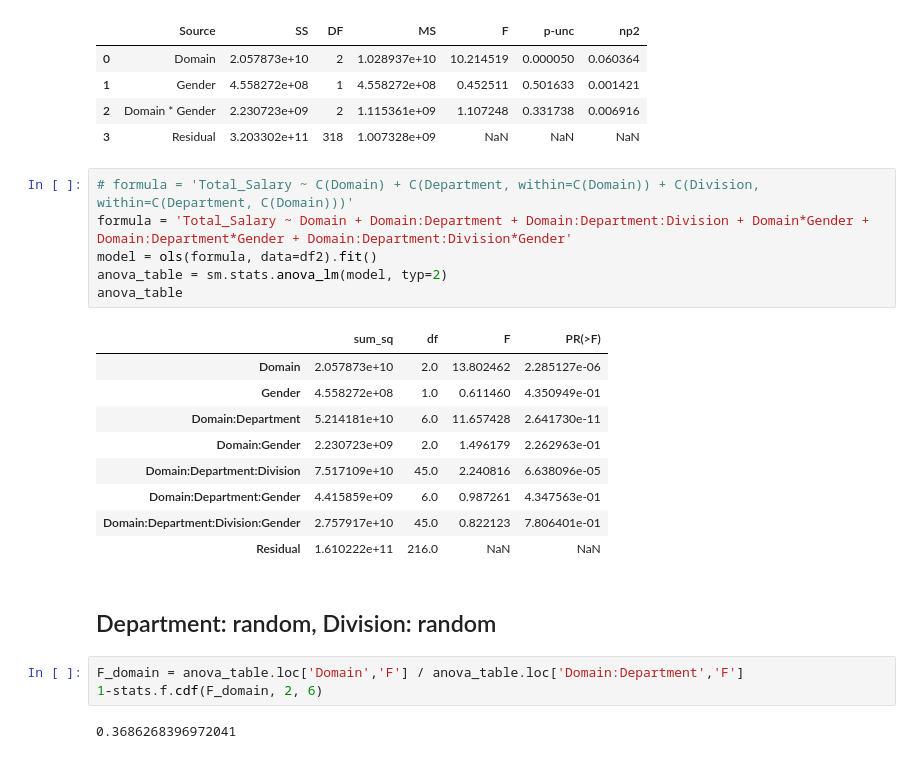
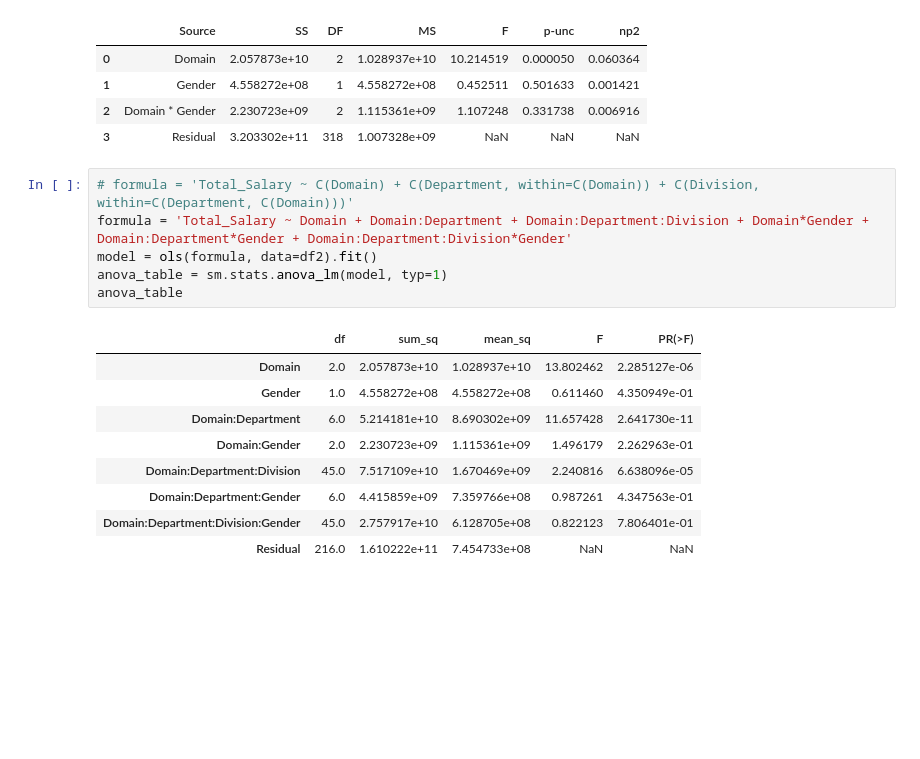
Before and after one commit to Durixas/Nested-and-Crossed-ANOVA-on-Employee-Salaries, a Jupyter notebook: pro80.ipynb, the cells around one changed output. Cells and saved outputs as stored; diff of their text form; blank space fills up the shorter version.

```diff
--- a/pro80.ipynb
+++ b/pro80.ipynb
@@ -607,23 +640,16 @@ pg.anova(dv='Total_Salary', between=['Domain', 'Gender'], data=df2, detailed=Tru
 # %%
 # formula = 'Total_Salary ~ C(Domain) + C(Department, within=C(Domain)) + C(Division, within=C(Department, C(Domain)))'
 formula = 'Total_Salary ~ Domain + Domain:Department + Domain:Department:Division + Domain*Gender + Domain:Department*Gender + Domain:Department:Division*Gender'
 model = ols(formula, data=df2).fit()
-anova_table = sm.stats.anova_lm(model, typ=2)
+anova_table = sm.stats.anova_lm(model, typ=1)
 anova_table
 # %% [output]
-|  | sum_sq | df | F | PR(>F) |
-| Domain | 2.057873e+10 | 2.0 | 13.802462 | 2.285127e-06 |
-| Gender | 4.558272e+08 | 1.0 | 0.611460 | 4.350949e-01 |
-| Domain:Department | 5.214181e+10 | 6.0 | 11.657428 | 2.641730e-11 |
-| Domain:Gender | 2.230723e+09 | 2.0 | 1.496179 | 2.262963e-01 |
-| Domain:Department:Division | 7.517109e+10 | 45.0 | 2.240816 | 6.638096e-05 |
-| Domain:Department:Gender | 4.415859e+09 | 6.0 | 0.987261 | 4.347563e-01 |
-| Domain:Department:Division:Gender | 2.757917e+10 | 45.0 | 0.822123 | 7.806401e-01 |
-| Residual | 1.610222e+11 | 216.0 | NaN | NaN |
+|  | df | sum_sq | mean_sq | F | PR(>F) |
+| Domain | 2.0 | 2.057873e+10 | 1.028937e+10 | 13.802462 | 2.285127e-06 |
+| Gender | 1.0 | 4.558272e+08 | 4.558272e+08 | 0.611460 | 4.350949e-01 |
+| Domain:Department | 6.0 | 5.214181e+10 | 8.690302e+09 | 11.657428 | 2.641730e-11 |
+| Domain:Gender | 2.0 | 2.230723e+09 | 1.115361e+09 | 1.496179 | 2.262963e-01 |
+| Domain:Department:Division | 45.0 | 7.517109e+10 | 1.670469e+09 | 2.240816 | 6.638096e-05 |
+| Domain:Department:Gender | 6.0 | 4.415859e+09 | 7.359766e+08 | 0.987261 | 4.347563e-01 |
+| Domain:Department:Division:Gender | 45.0 | 2.757917e+10 | 6.128705e+08 | 0.822123 | 7.806401e-01 |
+| Residual | 216.0 | 1.610222e+11 | 7.454733e+08 | NaN | NaN |
-# %% [markdown]
-## Department: random, Division: random
-# %%
-F_domain = anova_table.loc['Domain','F'] / anova_table.loc['Domain:Department','F']
-1-stats.f.cdf(F_domain, 2, 6)
-# %% [output]
-0.3686268396972041
```
Also changed, not shown: parts of 29 cells of this notebook.
